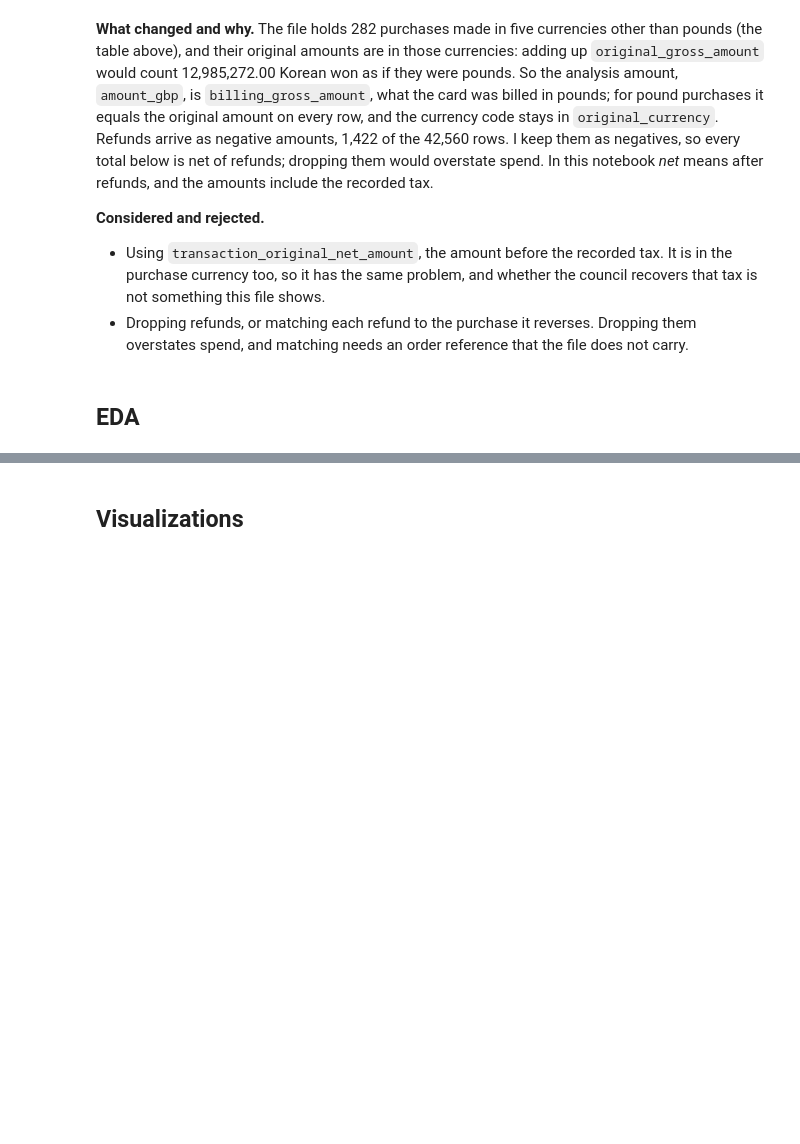
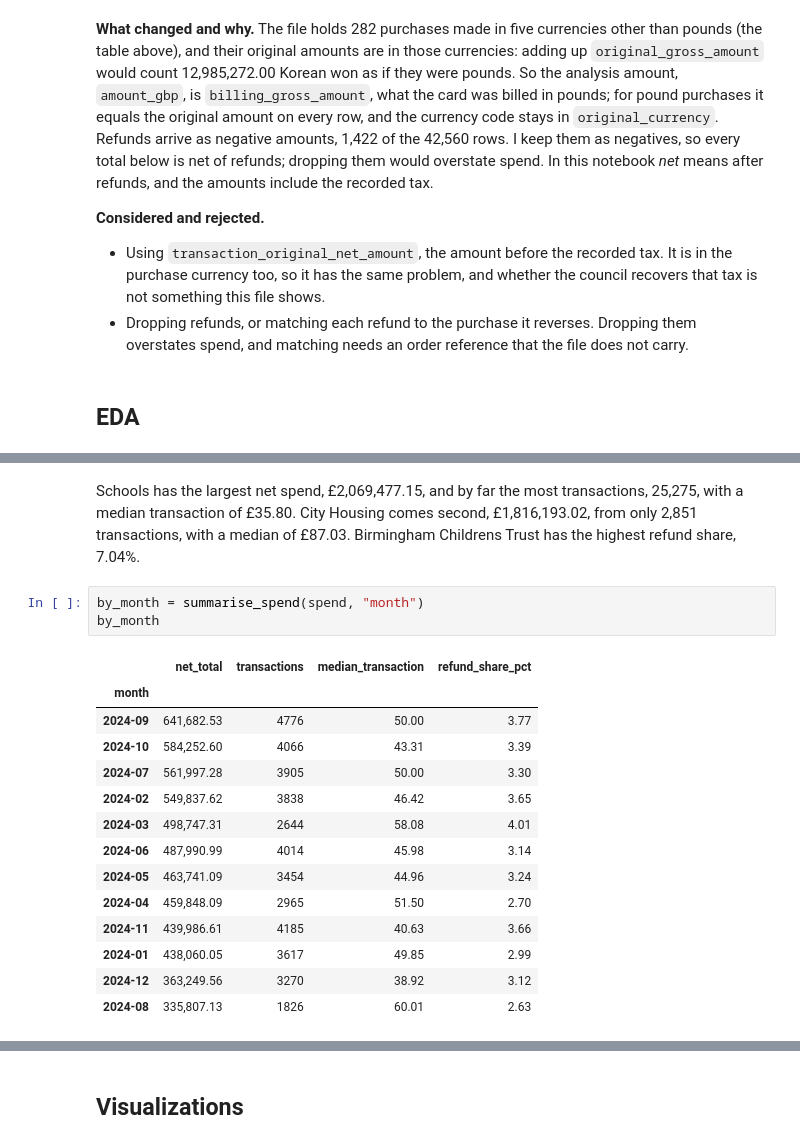
Before and after one commit to PaddyGilliland1/ai-programming-foundations-project, a Jupyter notebook: data_workflow.ipynb, the cells around one changed output, grey strips where cells are left out. Drawn from its saved outputs; the diff is of its cells as text; blank space fills up the shorter version.

```diff
--- a/data_workflow.ipynb
+++ b/data_workflow.ipynb
@@ -453,0 +524,20 @@ Refunds kept: 1,422 of 42,560 rows
+# %% [markdown]
+Schools has the largest net spend, £2,069,477.15, and by far the most transactions, 25,275, with a median transaction of £35.80. City Housing comes second, £1,816,193.02, from only 2,851 transactions, with a median of £87.03. Birmingham Childrens Trust has the highest refund share, 7.04%.
+# %%
+by_month = summarise_spend(spend, "month")
+by_month
+# %% [output]
+|  | net_total | transactions | median_transaction | refund_share_pct |
+| month |  |  |  |  |
+| 2024-09 | 641,682.53 | 4776 | 50.00 | 3.77 |
+| 2024-10 | 584,252.60 | 4066 | 43.31 | 3.39 |
+| 2024-07 | 561,997.28 | 3905 | 50.00 | 3.30 |
+| 2024-02 | 549,837.62 | 3838 | 46.42 | 3.65 |
+| 2024-03 | 498,747.31 | 2644 | 58.08 | 4.01 |
+| 2024-06 | 487,990.99 | 4014 | 45.98 | 3.14 |
+| 2024-05 | 463,741.09 | 3454 | 44.96 | 3.24 |
+| 2024-04 | 459,848.09 | 2965 | 51.50 | 2.70 |
+| 2024-11 | 439,986.61 | 4185 | 40.63 | 3.66 |
+| 2024-01 | 438,060.05 | 3617 | 49.85 | 2.99 |
+| 2024-12 | 363,249.56 | 3270 | 38.92 | 3.12 |
+| 2024-08 | 335,807.13 | 1826 | 60.01 | 2.63 |
```
Also changed, not shown: parts of 7 cells of this notebook.
